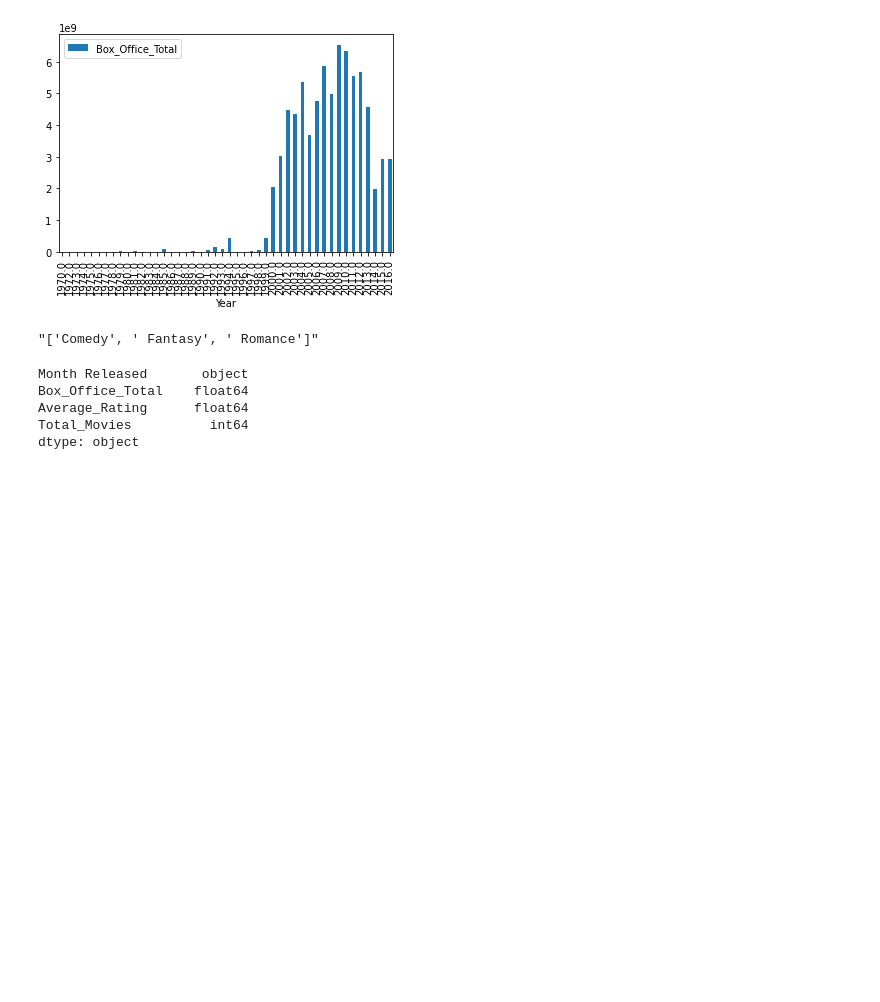
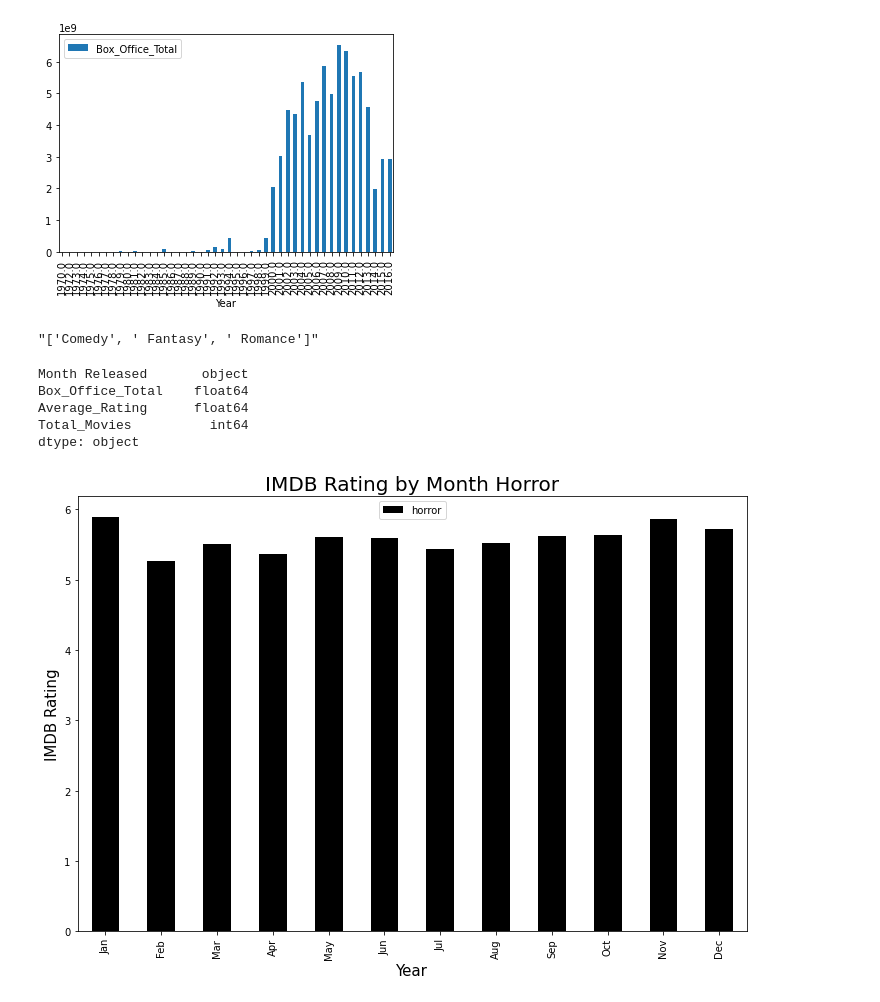
Before and after one commit to Lweston75/Project-One, a Jupyter notebook: movie_graphs.ipynb, the cells around one changed output. Saved outputs shown, nothing was run; the diff lists cells and outputs as text; code cells hidden in the pictures; blank space fills up the shorter version.

Commit message:
added imdb by month bar charts

```diff
--- a/movie_graphs.ipynb
+++ b/movie_graphs.ipynb
@@ -576,3 +576,12 @@ Box_Office_Total    float64
 Average_Rating      float64
 Total_Movies          int64
 dtype: object
+# %%
+bar_month_imdb=monthly_horror.plot.bar(x ='Month Released',y ='Average_Rating', facecolor = 'Black', label="horror",figsize = (12,8))
+
+plt.title("IMDB Rating by Month Horror", fontsize =20)
+plt.ylabel("IMDB Rating", fontsize =15)
+plt.xlabel('Year', fontsize = 15)
+plt.savefig('Figures/bar_horror_rating_month.png')
+# %% [output]
+[figure, added]
```
Also changed, not shown: parts of 2 cells of this notebook, 3 other files.
